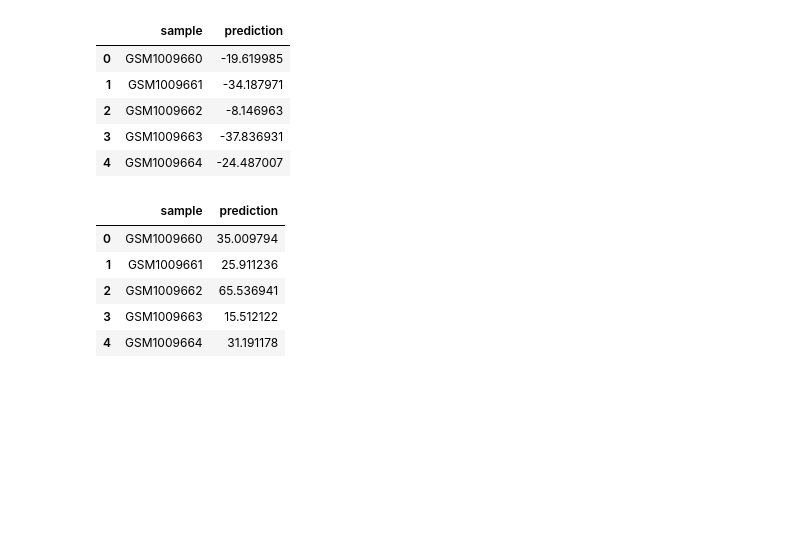
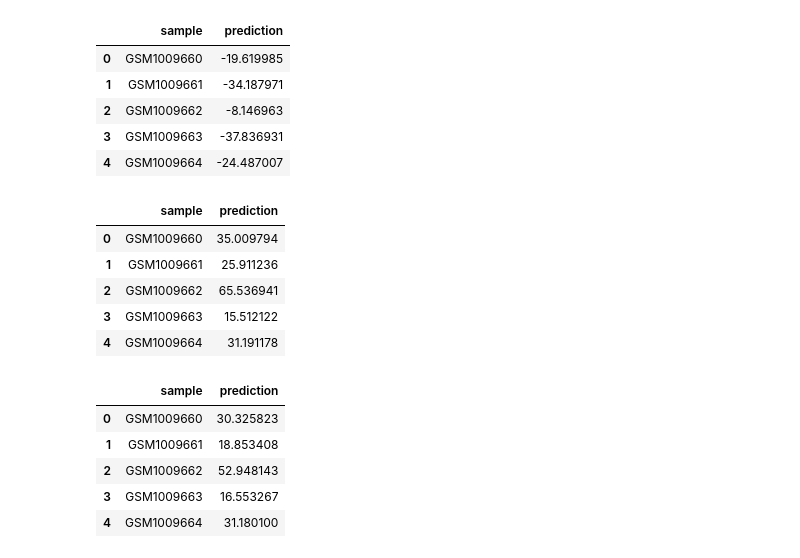
Before and after one commit to ComputationalAgingLab/ComputAge, a Jupyter notebook: computage/deage/workbook.ipynb, the cells around one changed output. Drawn from its saved outputs; the diff is of its cells as text; code cells hidden in the pictures; blank space fills up the shorter version.

Commit message:
5 linear models

```diff
--- a/computage/deage/workbook.ipynb
+++ b/computage/deage/workbook.ipynb
@@ -243,8 +255,10 @@ from base import LinearMethylationModel
 #df.to_csv('../data_library/data_test1.csv', sep='\t', index=False)
 df = pd.read_csv('../data_library/data_test1.csv', sep='\t')
 # %%
+raw_models = '../models_library/raw_models/'
 model_filepath = '../models_library/raw_models/HannumLung_2013.csv'
 hannum_blood = '../models_library/raw_models/HannumBlood_2013.csv'
+yingcauseage = os.path.join(raw_models, 'YingCausAge.csv' )
 # %%
 my_model = LinearMethylationModel(model_file_path=model_filepath)
 
@@ -268,3 +282,15 @@ predictions.head()
 | 2 | GSM1009662 | 65.536941 |
 | 3 | GSM1009663 | 15.512122 |
 | 4 | GSM1009664 | 31.191178 |
+# %%
+yingcauseage_model = LinearMethylationModel(model_file_path=yingcauseage)
+yingcauseage_pred = yingcauseage_model.predict(df)
+yingcauseage_pred['prediction']+= 86.80816381
+yingcauseage_pred.head()
+# %% [output]
+|  | sample | prediction |
+| 0 | GSM1009660 | 30.325823 |
+| 1 | GSM1009661 | 18.853408 |
+| 2 | GSM1009662 | 52.948143 |
+| 3 | GSM1009663 | 16.553267 |
+| 4 | GSM1009664 | 31.180100 |
```
Also changed, not shown: parts of 6 cells of this notebook.
